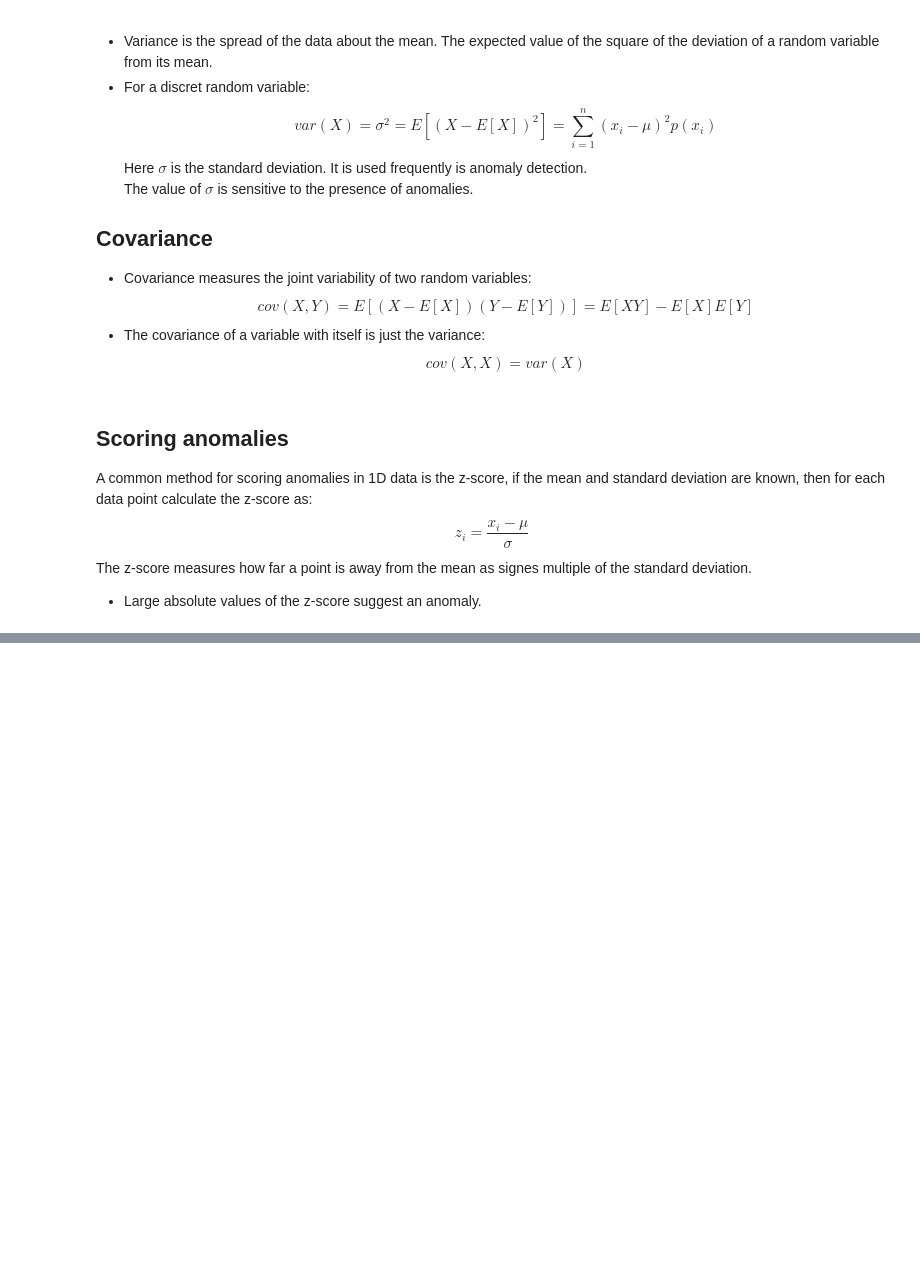
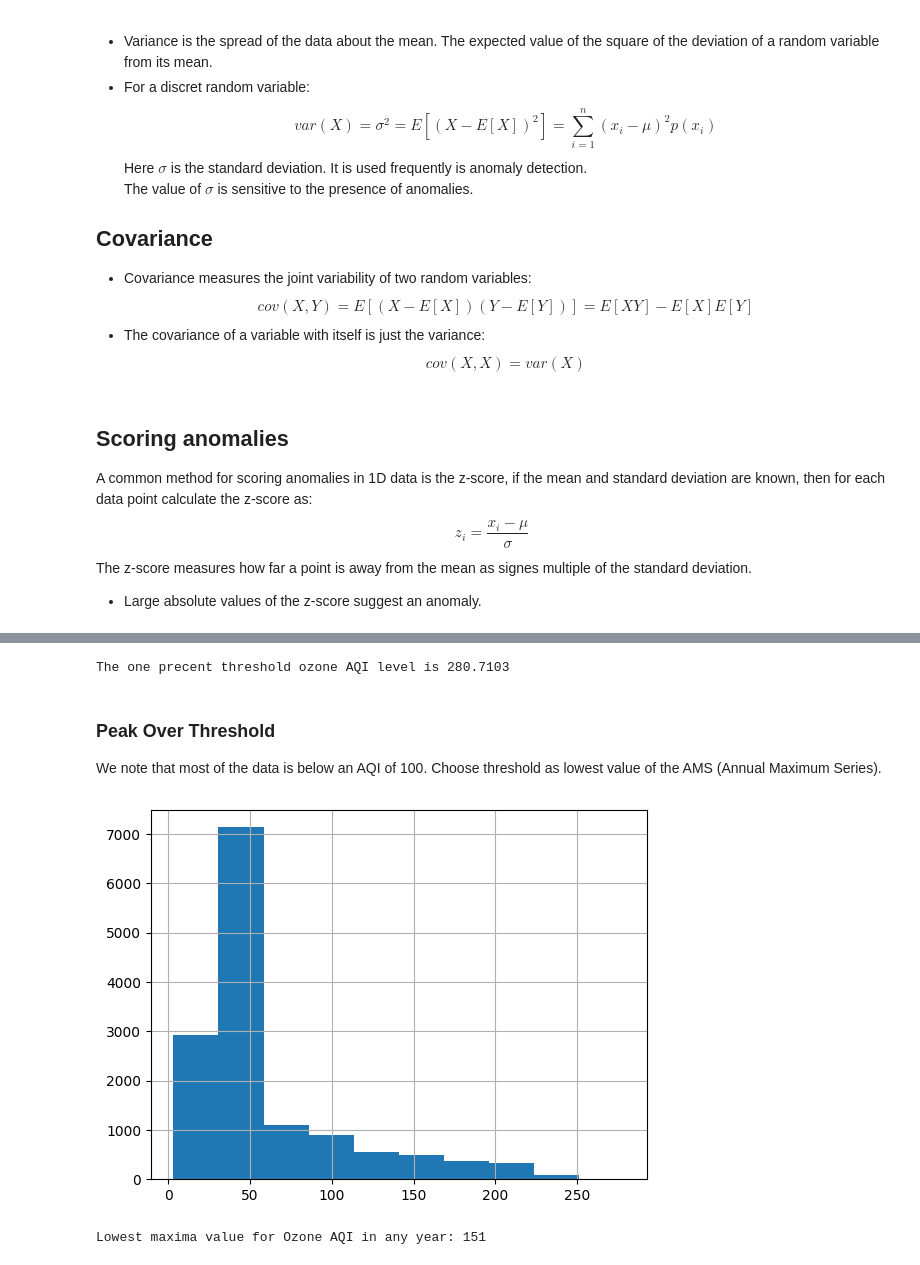
Before and after one commit to MKastek/time-series-notes, a Jupyter notebook: anomaly_detection.ipynb, the cells around one changed output, grey strips where cells are left out. Saved outputs shown, nothing was run; the diff lists cells and outputs as text; code cells hidden in the pictures; blank space fills up the shorter version.

```diff
--- a/anomaly_detection.ipynb
+++ b/anomaly_detection.ipynb
@@ -90,0 +239,17 @@ The z-score measures how far a point is away from the mean as signes multiple of
+# %%
+boundary = ss.genextreme.ppf(0.99, fit[0], fit[1], fit[2])
+print(f'The one precent threshold ozone AQI level is {boundary:6.4f}')
+# %% [output]
+The one precent threshold ozone AQI level is 280.7103
+# %% [markdown]
+### Peak Over Threshold
+We note that most of the data is below an AQI of 100. Choose threshold as lowest value of the AMS (Annual Maximum Series).
+# %%
+ozone_aqi['Ozone AQI Value'].hist();
+# %% [output]
+[figure, added]
+# %%
+min_max = ams.values.min()
+print(f'Lowest maxima value for Ozone AQI in any year: {min_max}')
+# %% [output]
+Lowest maxima value for Ozone AQI in any year: 151
```
Also changed, not shown: parts of 46 cells of this notebook.
